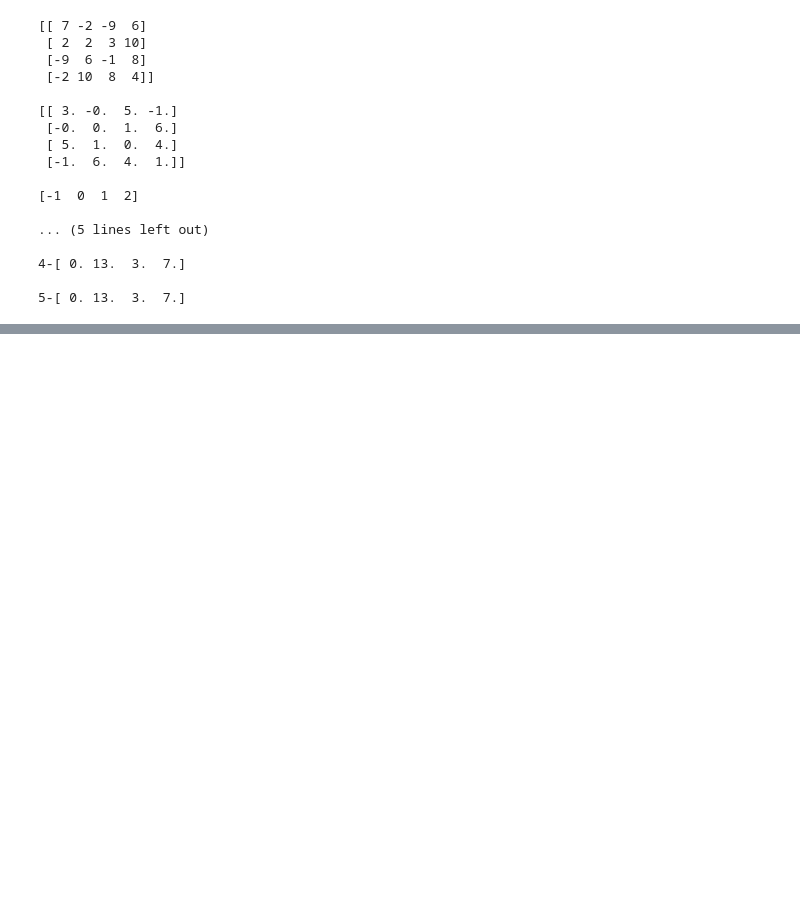
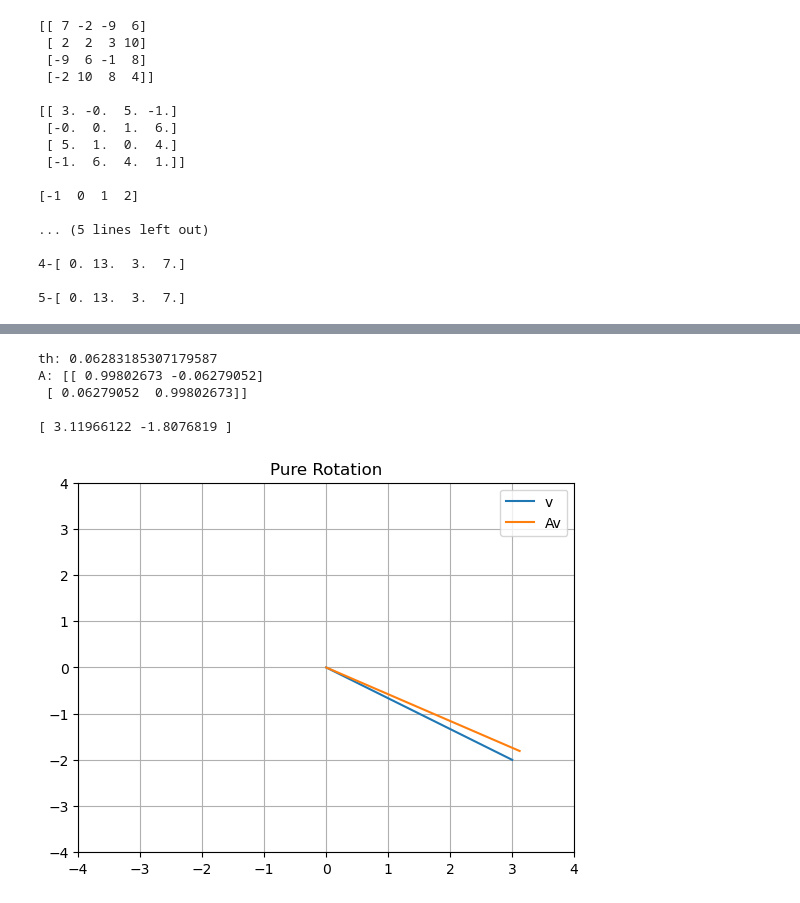
Before and after one commit to kennyow/Linear_Algebra_Course_2025, a Jupyter notebook: MatrixMultiplications/MatrixMultiplication.ipynb, the cells around one changed output, grey strips where cells are left out. Saved outputs shown, nothing was run; the diff lists cells and outputs as text; code cells hidden in the pictures; blank space fills up the shorter version.

```diff
--- a/MatrixMultiplications/MatrixMultiplication.ipynb
+++ b/MatrixMultiplications/MatrixMultiplication.ipynb
@@ -168,0 +201,32 @@ print(" ")
+# %%
+## pure rotetion
+
+#2D input vector
+v = np.array([3, -2])
+th = np.pi/50
+print(f'th: {th}')
+A = np.array([[math.cos(th), -math.sin(th)], [math.sin(th), math.cos(th)]])
+print(f'A: {A}')
+print(" ")
+
+#outputvector is Av (convert v to column)
+w = A@(np.matrix.transpose(v))
+print(w)
+print(" ")
+
+#plot them
+plt.plot([0, v[0]], [0,v[1]], label='v')
+plt.plot([0, w[0]], [0,w[1]], label='Av')
+
+plt.grid()
+plt.axis((-4,4,-4,4)) #-x,+x, -y,+y
+plt.legend()
+plt.title('Pure Rotation')
+plt.show()
+# %% [output]
+th: 0.06283185307179587
+A: [[ 0.99802673 -0.06279052]
+ [ 0.06279052  0.99802673]]
+
+[ 3.11966122 -1.8076819 ]
+[figure, added]
```
Also changed, not shown: parts of 13 cells of this notebook.
